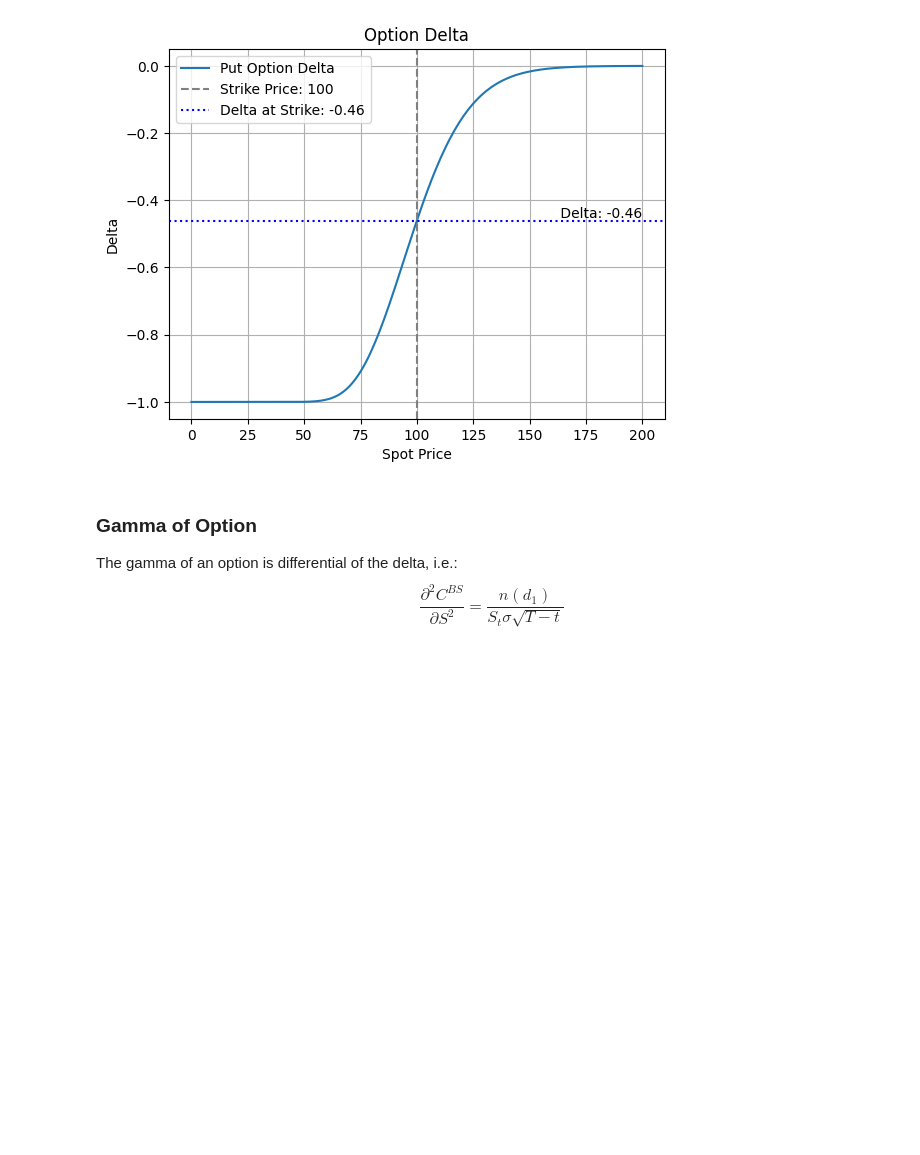
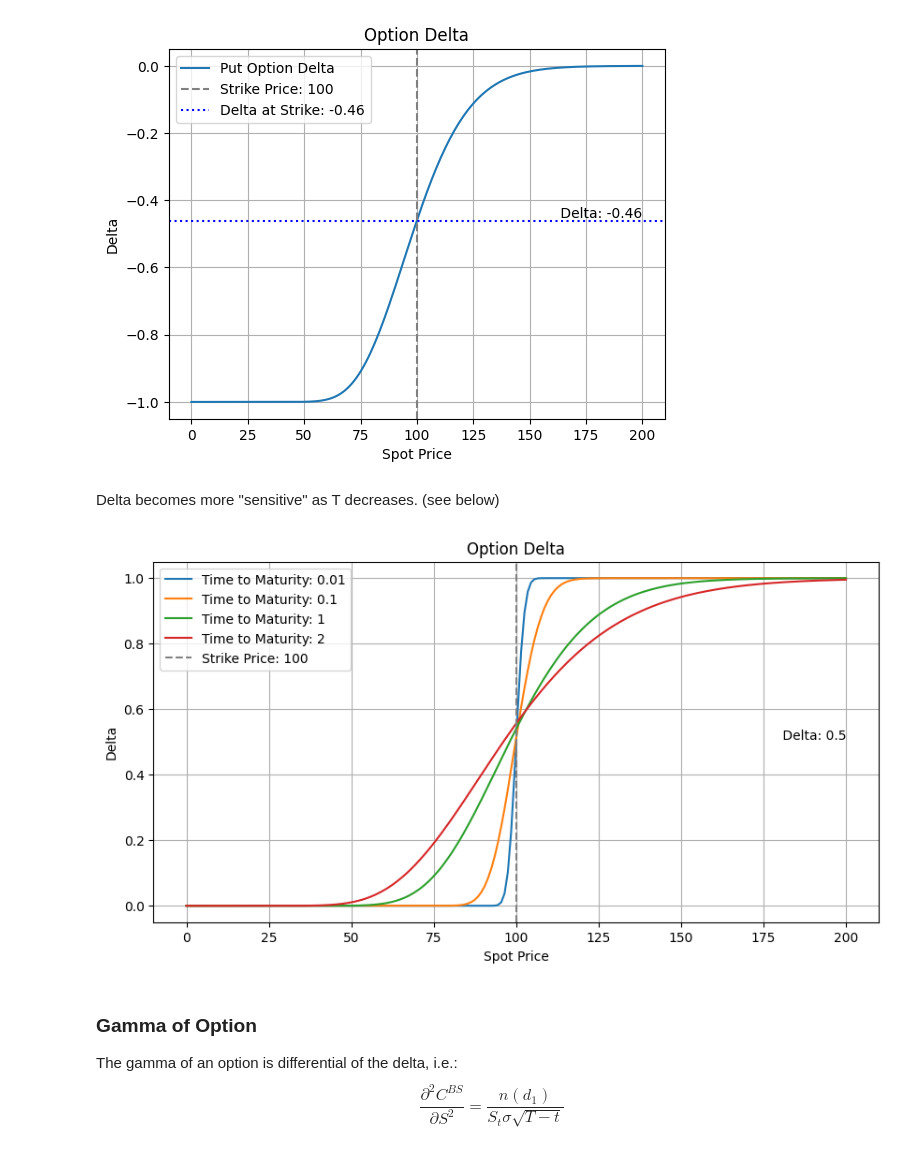
Before and after one commit to derivativestester/FINM-33000, a Jupyter notebook: Options_Pricing_Refresher.ipynb, the cells around one changed output. Cells and saved outputs as stored; diff of their text form; code cells hidden in the pictures; blank space fills up the shorter version.

```diff
--- a/Options_Pricing_Refresher.ipynb
+++ b/Options_Pricing_Refresher.ipynb
@@ -256,6 +274,37 @@ option_delta(spot_prices, strike_price, risk_free_rate, volatility, time_to_matu
 # %% [output]
 [figure]
 [figure]
+# %% [markdown]
+Delta becomes more "sensitive" as T decreases. (see below)
+# %%
+# visualisation of delta with different time to maturity all in one plot
+# Simulation parameters
+t_range = [0.01, 0.1, 1, 2]
+
+plt.figure(figsize=(10, 5))
+
+for t in t_range:
+    time_to_maturity = t
+    spot_prices = np.linspace(0, 200, 200)
+    strike_price = 100
+    risk_free_rate = 0.0
+    volatility = 0.2
+
+    d1 = (np.log(spot_prices / strike_price) + (risk_free_rate + 0.5 * volatility ** 2) * time_to_maturity) / (volatility * np.sqrt(time_to_maturity))
+    delta = norm.cdf(d1)
+    plt.plot(spot_prices, delta, label=f'Time to Maturity: {t}')
+
+plt.axvline(x=strike_price, color='grey', linestyle='--', label=f'Strike Price: {strike_price}')
+plt.text(spot_prices[-1], 0.5, f' Delta: 0.5', verticalalignment='bottom', horizontalalignment='right')
+
+plt.title("Option Delta")
+plt.xlabel("Spot Price")
+plt.ylabel("Delta")
+plt.grid(True)
+plt.legend()
+plt.show()
+# %% [output]
+[figure, added]
 # %% [markdown]
 ### Gamma of Option
 The gamma of an option is differential of the delta, i.e.:
```
Also changed, not shown: parts of 9 cells of this notebook, 2 other files.
